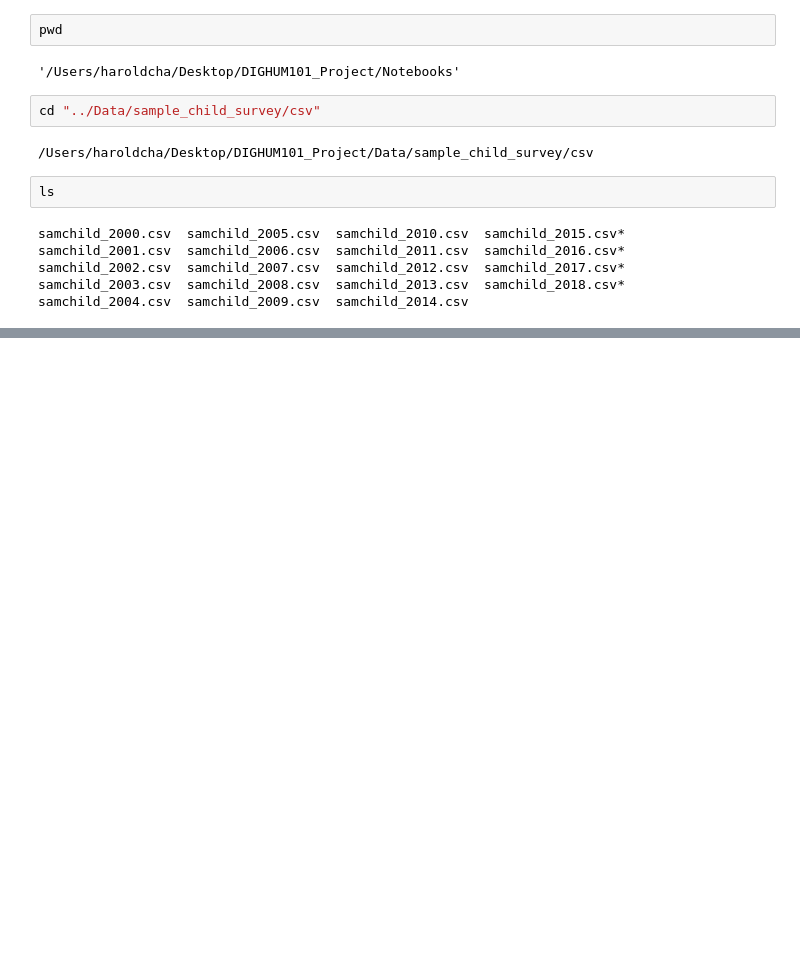
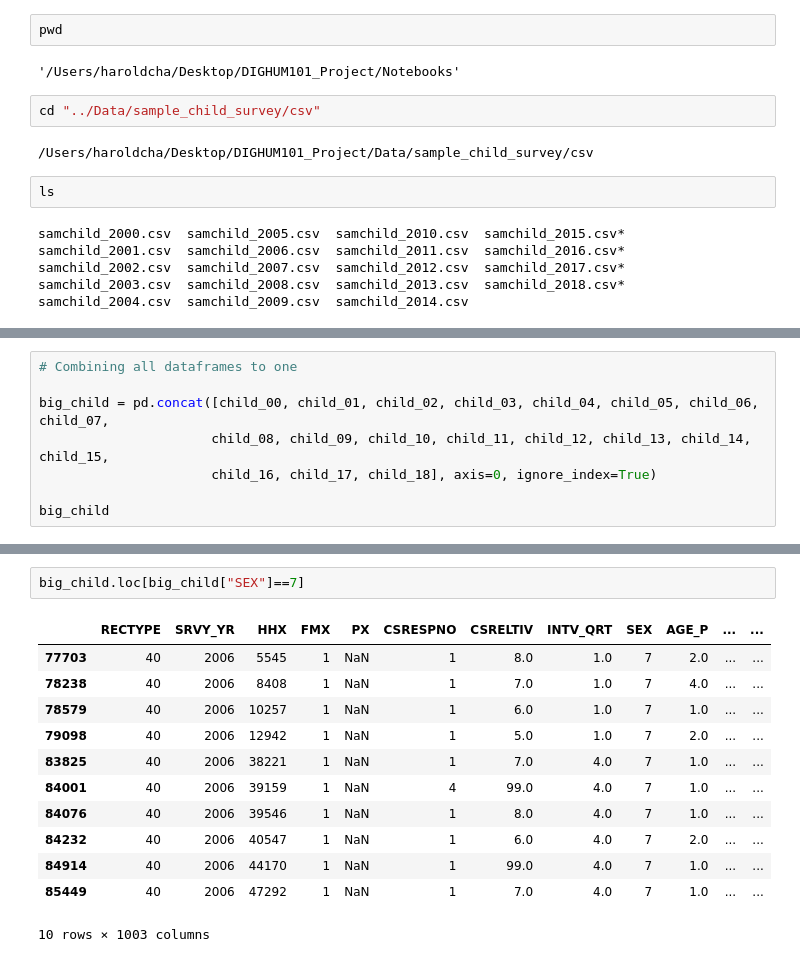
Before and after one commit to haroldcha/DIGHUM101_Project, a Jupyter notebook: Notebooks/Mental Health Care Usage for Adolescents.ipynb, the cells around one changed output, grey strips where cells are left out. Saved outputs shown, nothing was run; the diff lists cells and outputs as text; blank space fills up the shorter version.

```diff
--- a/Notebooks/Mental Health Care Usage for Adolescents.ipynb
+++ b/Notebooks/Mental Health Care Usage for Adolescents.ipynb
@@ -79,0 +98,8 @@ child_2000
+# %%
+# Combining all dataframes to one
+
+big_child = pd.concat([child_00, child_01, child_02, child_03, child_04, child_05, child_06, child_07,
+                      child_08, child_09, child_10, child_11, child_12, child_13, child_14, child_15,
+                      child_16, child_17, child_18], axis=0, ignore_index=True)
+
+big_child
@@ -79,0 +168,15 @@ child_2000
+# %%
+big_child.loc[big_child["SEX"]==7]
+# %% [output]
+|  | RECTYPE | SRVY_YR | HHX | FMX | PX | CSRESPNO | CSRELTIV | INTV_QRT | SEX | AGE_P | ... | ... |
+| 77703 | 40 | 2006 | 5545 | 1 | NaN | 1 | 8.0 | 1.0 | 7 | 2.0 | ... | ... |
+| 78238 | 40 | 2006 | 8408 | 1 | NaN | 1 | 7.0 | 1.0 | 7 | 4.0 | ... | ... |
+| 78579 | 40 | 2006 | 10257 | 1 | NaN | 1 | 6.0 | 1.0 | 7 | 1.0 | ... | ... |
+| 79098 | 40 | 2006 | 12942 | 1 | NaN | 1 | 5.0 | 1.0 | 7 | 2.0 | ... | ... |
+| 83825 | 40 | 2006 | 38221 | 1 | NaN | 1 | 7.0 | 4.0 | 7 | 1.0 | ... | ... |
+| 84001 | 40 | 2006 | 39159 | 1 | NaN | 4 | 99.0 | 4.0 | 7 | 1.0 | ... | ... |
+| 84076 | 40 | 2006 | 39546 | 1 | NaN | 1 | 8.0 | 4.0 | 7 | 1.0 | ... | ... |
+| 84232 | 40 | 2006 | 40547 | 1 | NaN | 1 | 6.0 | 4.0 | 7 | 2.0 | ... | ... |
+| 84914 | 40 | 2006 | 44170 | 1 | NaN | 1 | 99.0 | 4.0 | 7 | 1.0 | ... | ... |
+| 85449 | 40 | 2006 | 47292 | 1 | NaN | 1 | 7.0 | 4.0 | 7 | 1.0 | ... | ... |
+10 rows × 1003 columns
```
Also changed, not shown: parts of 11 cells of this notebook, 3 other files.
